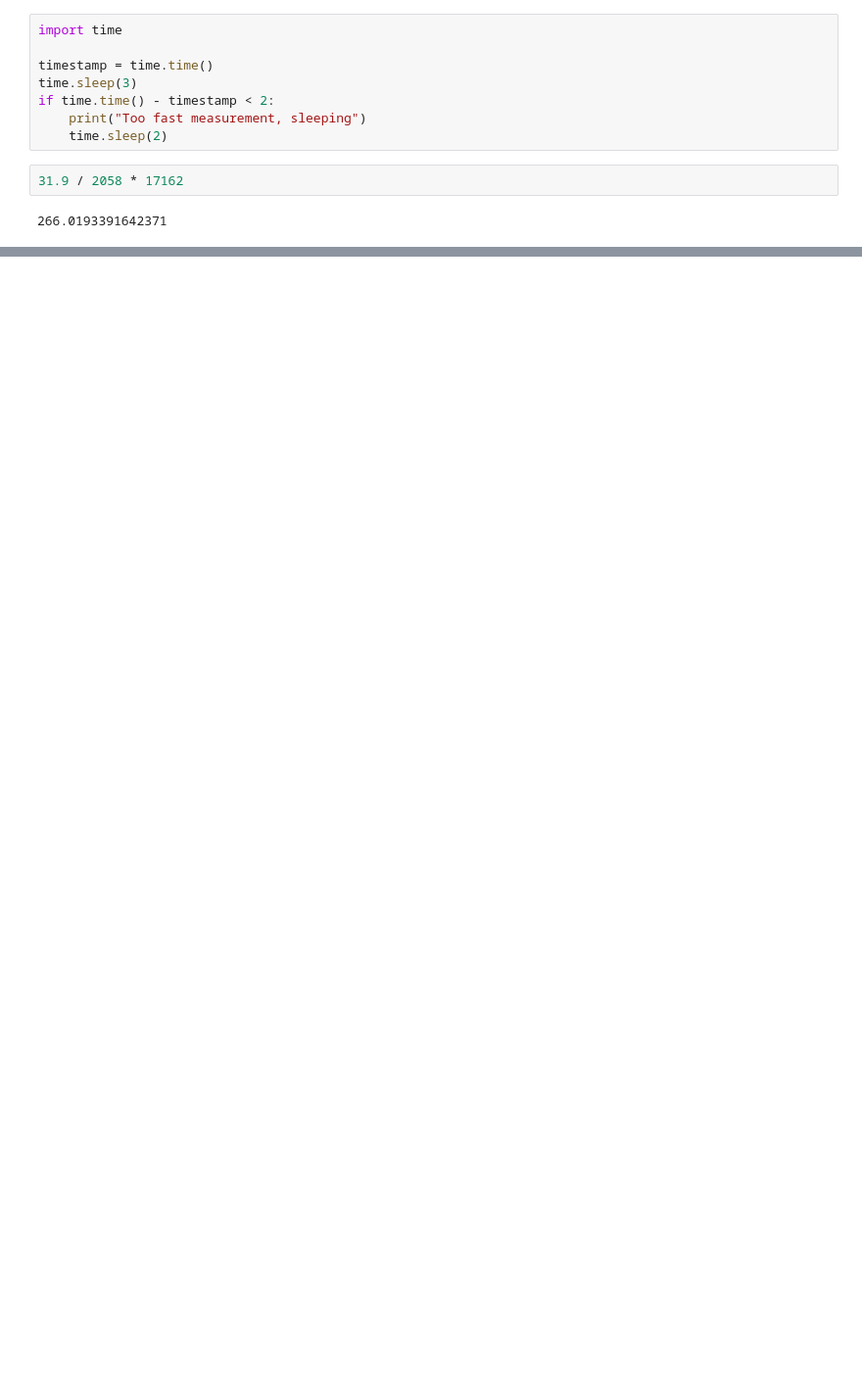
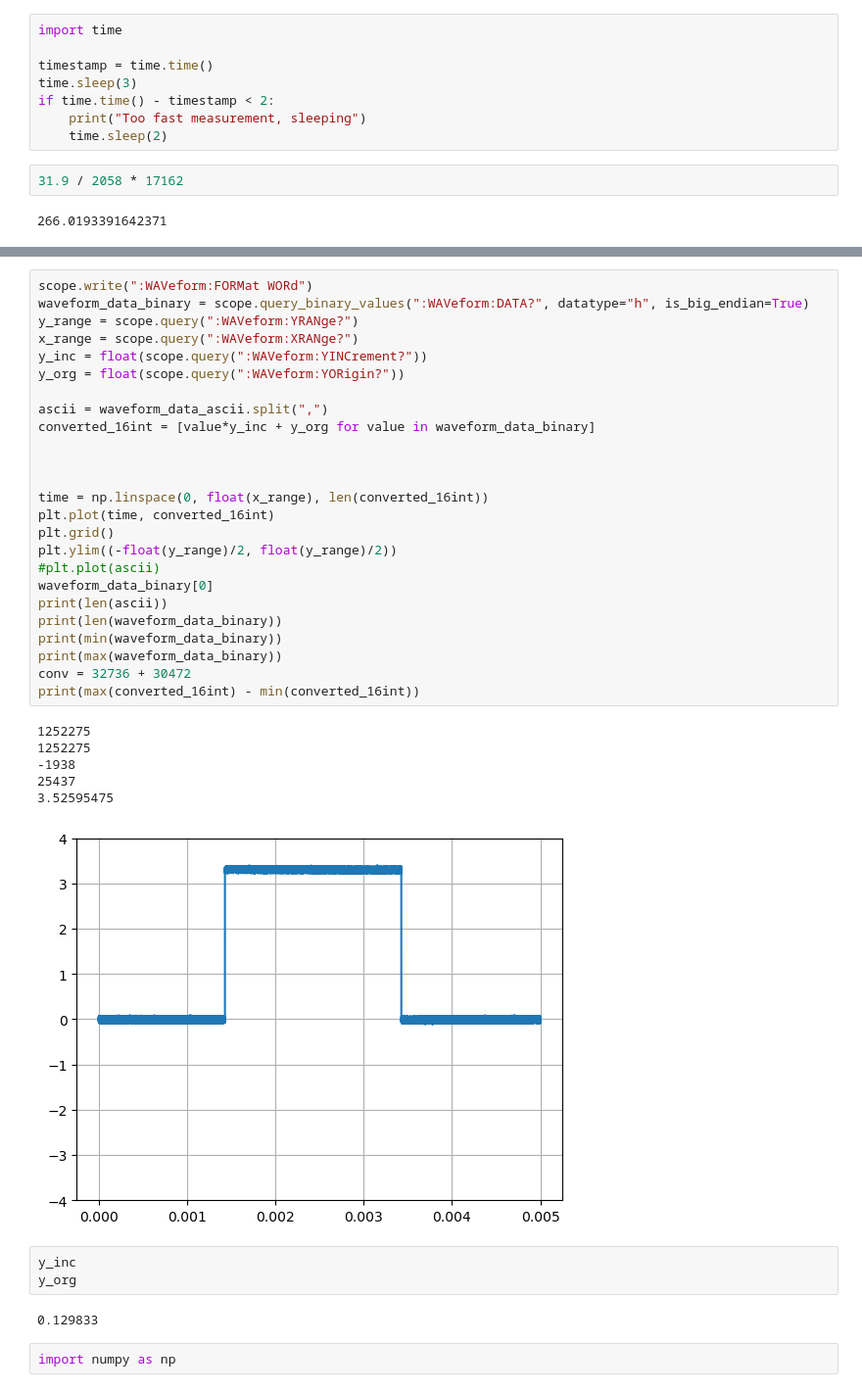
Before and after one commit to Ludwig-T/ultrasound_transducer, a Jupyter notebook: ludwig_code/test.ipynb, the cells around one changed output, grey strips where cells are left out. Shown: that part at 98% size. Drawn from its saved outputs; the diff is of its cells as text; blank space fills up the shorter version.

```diff
--- a/ludwig_code/test.ipynb
+++ b/ludwig_code/test.ipynb
@@ -68,0 +172,39 @@ if time.time() - timestamp < 2:
+# %%
+scope.write(":WAVeform:FORMat WORd")
+waveform_data_binary = scope.query_binary_values(":WAVeform:DATA?", datatype="h", is_big_endian=True)
+y_range = scope.query(":WAVeform:YRANge?")
+x_range = scope.query(":WAVeform:XRANge?")
+y_inc = float(scope.query(":WAVeform:YINCrement?"))
+y_org = float(scope.query(":WAVeform:YORigin?"))
+
+ascii = waveform_data_ascii.split(",")
+converted_16int = [value*y_inc + y_org for value in waveform_data_binary]
+
+
+
+time = np.linspace(0, float(x_range), len(converted_16int))
+plt.plot(time, converted_16int)
+plt.grid()
+plt.ylim((-float(y_range)/2, float(y_range)/2))
+#plt.plot(ascii)
+waveform_data_binary[0]
+print(len(ascii))
+print(len(waveform_data_binary))
+print(min(waveform_data_binary))
+print(max(waveform_data_binary))
+conv = 32736 + 30472
+print(max(converted_16int) - min(converted_16int))
+# %% [output]
+1252275
+1252275
+-1938
+25437
+3.52595475
+[figure, added]
+# %%
+y_inc
+y_org
+# %% [output]
+0.129833
+# %%
+import numpy as np
```
Also changed, not shown: parts of 10 cells of this notebook, 5 other files.
